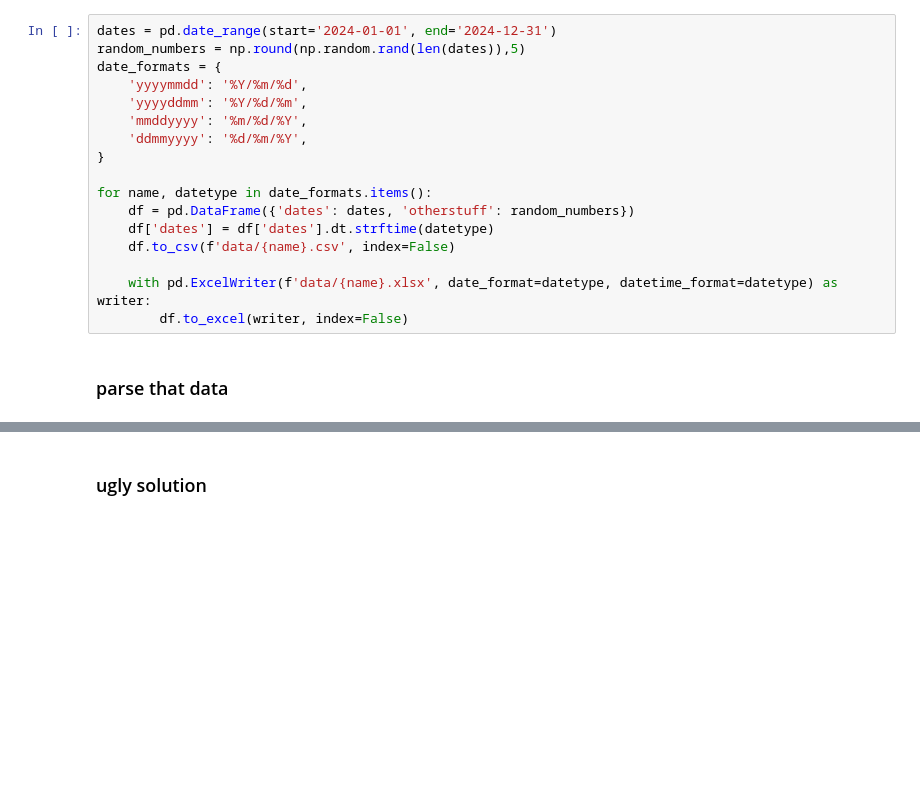
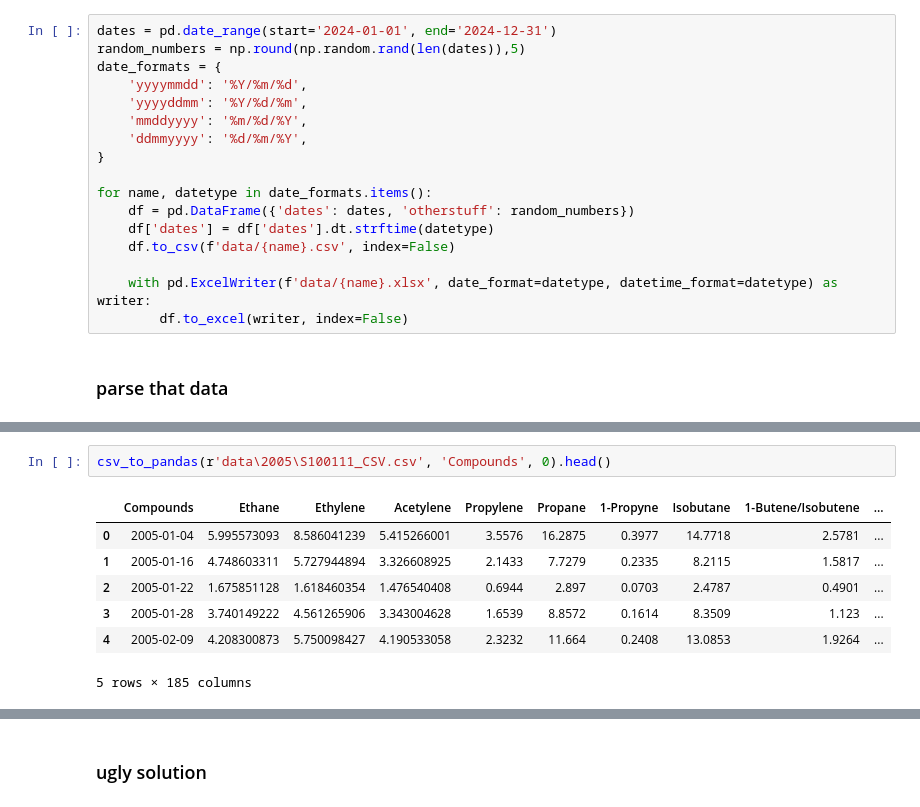
Before and after one commit to KevinCarr42/date_time_parsing, a Jupyter notebook: parse_dates.ipynb, the cells around one changed output, grey strips where cells are left out. Cells and saved outputs as stored; diff of their text form; blank space fills up the shorter version.

```diff
--- a/parse_dates.ipynb
+++ b/parse_dates.ipynb
@@ -51,0 +270,10 @@ ddmmyyyy
+# %%
+csv_to_pandas(r'data\2005\S100111_CSV.csv', 'Compounds', 0).head()
+# %% [output]
+|  | Compounds | Ethane | Ethylene | Acetylene | Propylene | Propane | 1-Propyne | Isobutane | 1-Butene/Isobutene | ... |
+| 0 | 2005-01-04 | 5.995573093 | 8.586041239 | 5.415266001 | 3.5576 | 16.2875 | 0.3977 | 14.7718 | 2.5781 | ... |
+| 1 | 2005-01-16 | 4.748603311 | 5.727944894 | 3.326608925 | 2.1433 | 7.7279 | 0.2335 | 8.2115 | 1.5817 | ... |
+| 2 | 2005-01-22 | 1.675851128 | 1.618460354 | 1.476540408 | 0.6944 | 2.897 | 0.0703 | 2.4787 | 0.4901 | ... |
+| 3 | 2005-01-28 | 3.740149222 | 4.561265906 | 3.343004628 | 1.6539 | 8.8572 | 0.1614 | 8.3509 | 1.123 | ... |
+| 4 | 2005-02-09 | 4.208300873 | 5.750098427 | 4.190533058 | 2.3232 | 11.664 | 0.2408 | 13.0853 | 1.9264 | ... |
+5 rows × 185 columns
```
Also changed, not shown: parts of 12 cells of this notebook, 8 other files.
